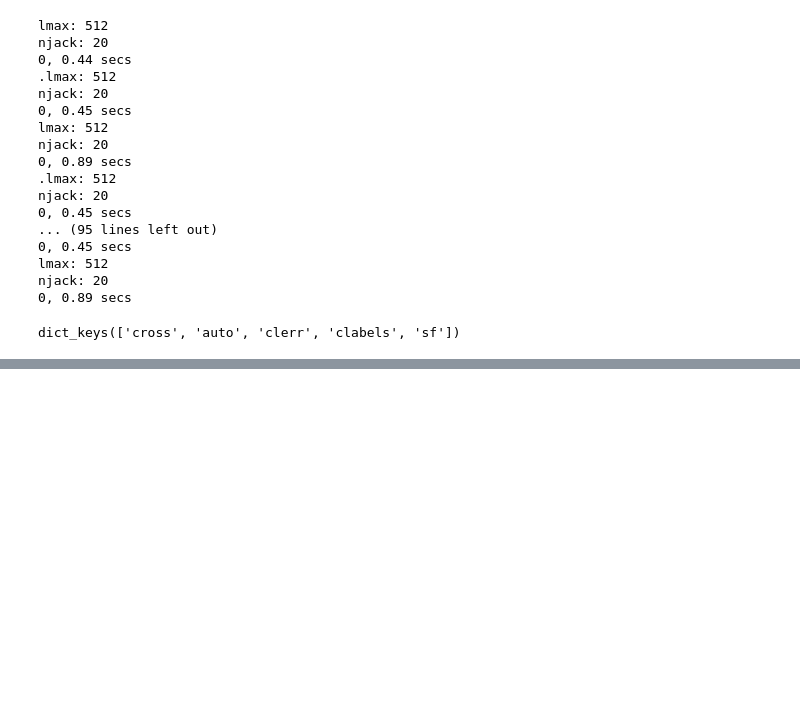
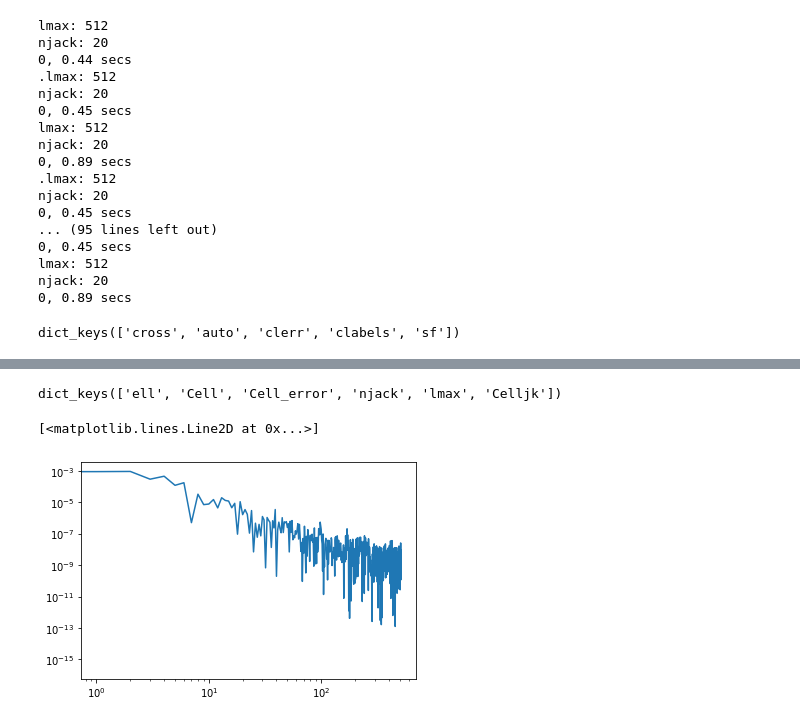
Before and after one commit to mehdirezaie/SYSNet, a Jupyter notebook: src/window_on_cl.ipynb, the cells around one changed output, grey strips where cells are left out. Cells and saved outputs as stored; diff of their text form; code cells hidden in the pictures; blank space fills up the shorter version.

```diff
--- a/src/window_on_cl.ipynb
+++ b/src/window_on_cl.ipynb
@@ -310,0 +364,15 @@ plt.loglog(sig_cross[0], 'k-',
+# %%
+    l = np.arange(d['cross'][i, :].size)
+    #cl= d['cross'][i, :]**2 / clsys['cross'][i, :]
+    #lb, clb = binit(l, cl)
+    cl_sg = binit(l, d['cross'][i, :])[1]
+    lb, cl_ss = binit(l, clsys['cross'][i, :])
+
+    clb = cl_sg**2 / cl_ss
+# %% [output]
+dict_keys(['ell', 'Cell', 'Cell_error', 'njack', 'lmax', 'Celljk'])
+# %%
+plt.loglog(cldr7_org['cross'][0, :]**2/clss[0]['Cell'])
+# %% [output]
+[<matplotlib.lines.Line2D at 0x...>]
+[figure, added]
```
Also changed, not shown: parts of 15 cells of this notebook, 12 other files.
